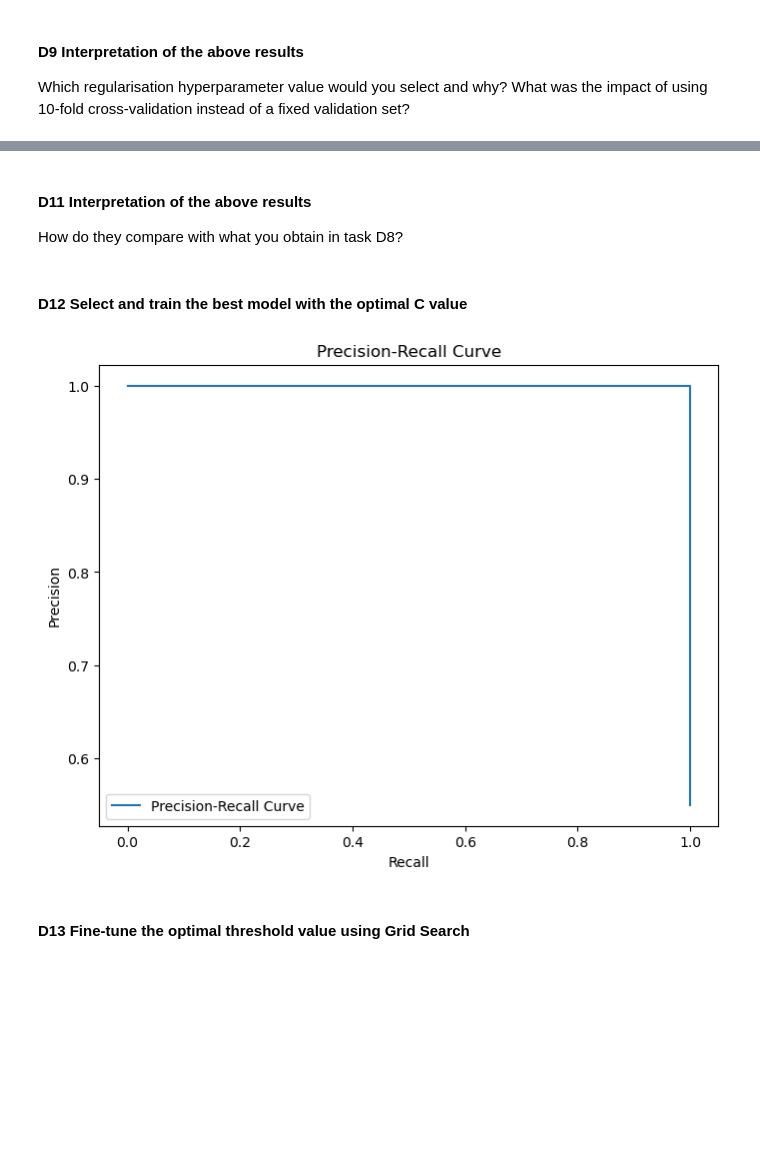
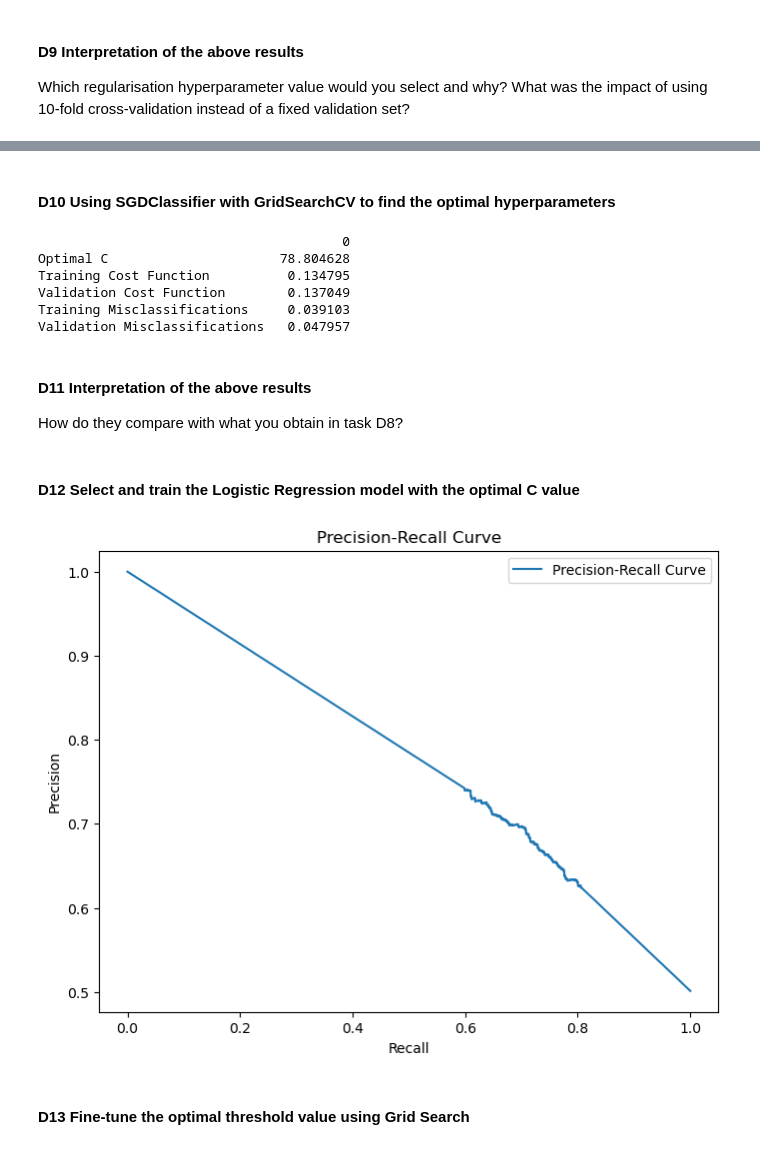
Before and after one commit to LisonLau/CITS5508-Assignments, a Jupyter notebook: Assignment 1 (15%)/assig1_23123849.ipynb, the cells around one changed output, grey strips where cells are left out. Drawn from its saved outputs; the diff is of its cells as text; code cells hidden in the pictures; blank space fills up the shorter version.

Commit message:
Implement fixes to models

```diff
--- a/Assignment 1 (15%)/assig1_23123849.ipynb
+++ b/Assignment 1 (15%)/assig1_23123849.ipynb
@@ -396,30 +413,70 @@ Validation Misclassifications   0.071309
+# %% [markdown]
+#### D10 Using SGDClassifier with GridSearchCV to find the optimal hyperparameters
+# %%
+# Create SGDClassifier model
+sgd = SGDClassifier(loss='log_loss', max_iter=1000, penalty='l2')
+
+# Create an instance of GridSearchCV with 10-fold cross-validation
+C_range = np.logspace(-10, 5, 30)
+grid_search = GridSearchCV(estimator=sgd, param_grid={'alpha': C_range}, cv=10, scoring='neg_log_loss')
+grid_search.fit(train_x, train_y)
+
+# Get the optimal C value
+optimal_C = grid_search.best_params_['alpha']
+
+# Get the training and validation log loss scores
+train_score = -grid_search.best_score_
+val_score = -grid_search.score(valid_x, valid_y)
+
+# Get the training and validation misclassification rates
+train_pred = grid_search.predict(train_x)
+val_pred = grid_search.predict(valid_x)
+train_misclass = 1 - accuracy_score(train_y, train_pred)
+val_misclass = 1 - accuracy_score(valid_y, val_pred)
+
+# Print the results
+data = {'Optimal C': [optimal_C],
+        'Training Cost Function': [train_score],
+        'Validation Cost Function': [val_score],
+        'Training Misclassifications': [train_misclass],
+        'Validation Misclassifications': [val_misclass]}
+
+df = pd.DataFrame(data).transpose()
+print(df)
+# %% [output]
+                                       0
+Optimal C                      78.804628
+Training Cost Function          0.134795
+Validation Cost Function        0.137049
+Training Misclassifications     0.039103
+Validation Misclassifications   0.047957
 # %% [markdown]
 #### D11 Interpretation of the above results
 
 How do they compare with what you obtain in task D8?
 # %% [markdown]
-#### D12 Select and train the best model with the optimal C value
+#### D12 Select and train the Logistic Regression model with the optimal C value
 # %%
 # Train the model using the optimal C value
-lr4_model = LogisticRegression(C=best_C, max_iter=1000)
-lr4_model.fit(TRAIN_X, TRAIN_Y)
-
-# Predict probabilities for the positive class (class 1) for the validation set
-y_prob_val = lr4_model.predict_proba(VALID_X)[:, 1]
+theta = initial_theta
+num_iterations = 1000
+lr4_model = SGDClassifier(loss='log_loss', penalty='l2', alpha=optimal_C)
+lr4_model.fit(train_x, train_y)
+y_prob_val = lr4_model.predict_proba(valid_x)[:, 1]
 
 # Calculate the precision and recall for different threshold values
-precision, recall, thresholds = precision_recall_curve(VALID_Y, y_prob_val)
+precision, recall, thresholds = precision_recall_curve(valid_y, y_prob_val)
 
 # Plot the precision-recall curve
 plt.figure(figsize=(8, 6))
 plt.plot(recall, precision, label='Precision-Recall Curve')
 plt.xlabel('Recall')
 plt.ylabel('Precision')
 plt.title('Precision-Recall Curve')
 plt.legend()
 plt.show()
 # %% [output]
-[figure, old version]
+[figure, new version]
 # %% [markdown]
 #### D13 Fine-tune the optimal threshold value using Grid Search
 # %%
```
Also changed, not shown: parts of 22 cells of this notebook.
